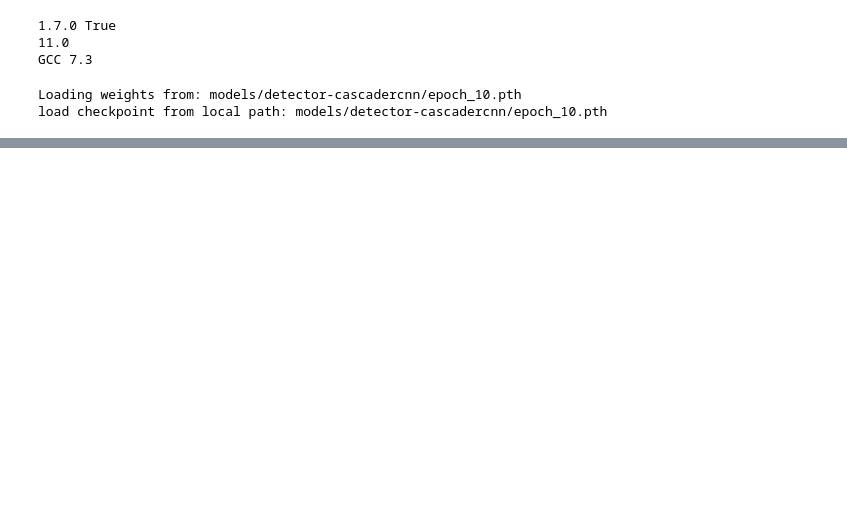
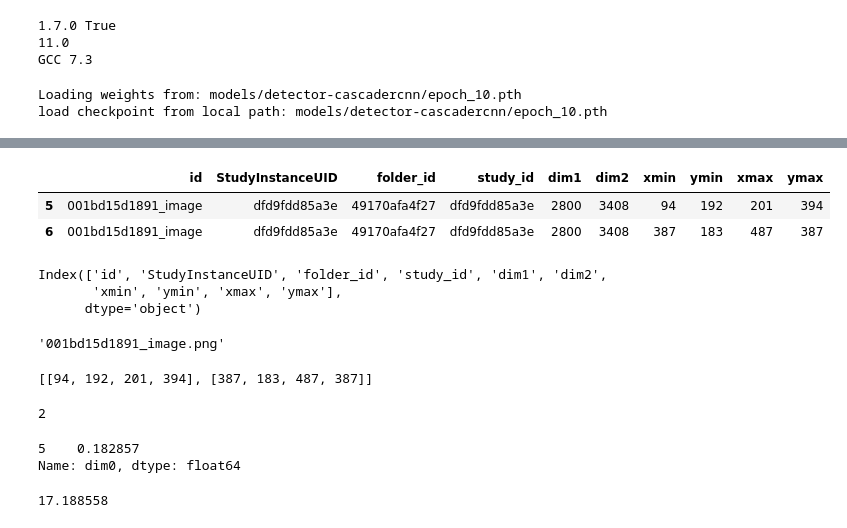
Before and after one commit to arunpandian7/Covid-Radiograhy-Diagnosis-API, a Jupyter notebook: covid-19-detection-inference-evaluation.ipynb, the cells around one changed output, grey strips where cells are left out. Saved outputs shown, nothing was run; the diff lists cells and outputs as text; code cells hidden in the pictures; blank space fills up the shorter version.

```diff
--- a/covid-19-detection-inference-evaluation.ipynb
+++ b/covid-19-detection-inference-evaluation.ipynb
@@ -72,0 +86,16 @@ df_annotations = pd.read_csv('./dataset/resized-512/df_train_processed_meta.csv'
+# %%
+df_annotations[df_annotations["id"] == imagepaths[0].replace(".png", "")]
+# %% [output]
+|  | id | StudyInstanceUID | folder_id | study_id | dim1 | dim2 | xmin | ymin | xmax | ymax |
+| 5 | 001bd15d1891_image | dfd9fdd85a3e | 49170afa4f27 | dfd9fdd85a3e | 2800 | 3408 | 94 | 192 | 201 | 394 |
+| 6 | 001bd15d1891_image | dfd9fdd85a3e | 49170afa4f27 | dfd9fdd85a3e | 2800 | 3408 | 387 | 183 | 487 | 387 |
+# %%
+df_annotations.columns
+# %% [output]
+Index(['id', 'StudyInstanceUID', 'folder_id', 'study_id', 'dim1', 'dim2',
+       'xmin', 'ymin', 'xmax', 'ymax'],
+      dtype='object')
+# %%
+imagepaths[0]
+# %% [output]
+'001bd15d1891_image.png'
@@ -73,3 +115,11 @@ df_annotations = pd.read_csv('./dataset/resized-512/df_train_processed_meta.csv'
+# %%
+annotations[0]
+# %% [output]
+[[94, 192, 201, 394], [387, 183, 487, 387]]
+# %%
+len(annotations[3])
+# %% [output]
+2
 # %%
 def draw_bbox(image,
               box,
@@ -97,4 +147,13 @@ def draw_bbox(image,
     cv2.putText(output, label.upper(), (box[0], box[1]-5),
             cv2.FONT_HERSHEY_SIMPLEX, label_size, (255, 255, 255), 1, cv2.LINE_AA)
     return output
+# %%
+512 / df_annotations[df_annotations["id"] == imagepaths[0].replace(".png", "")].head(1).dim0
+# %% [output]
+5    0.182857
+Name: dim0, dtype: float64
+# %%
+annotations[0][0][0] * 0.182857
+# %% [output]
+17.188558
 # %%
```
Also changed, not shown: parts of 11 cells of this notebook.
